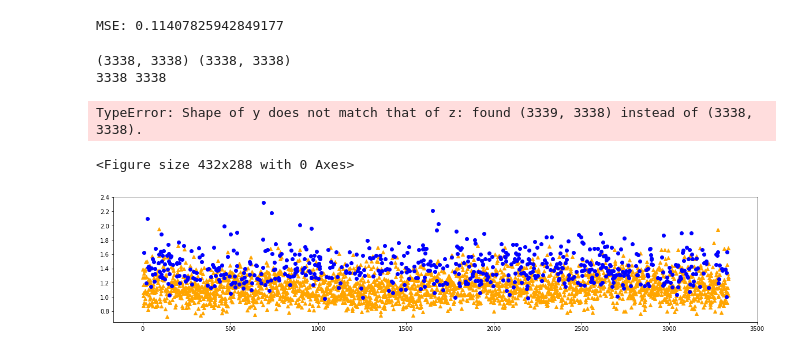
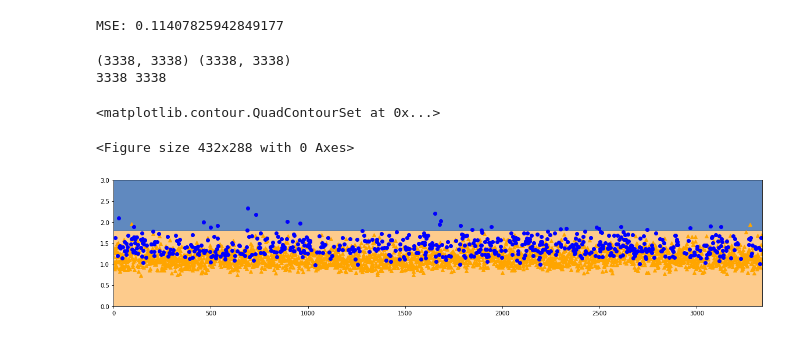
Before and after one commit to AlonsoDiCandia14/Teoria_Informacion, a Jupyter notebook: MP02/MP02.ipynb, the cells around one changed output. Drawn from its saved outputs; the diff is of its cells as text; code cells hidden in the pictures.

```diff
--- a/MP02/MP02.ipynb
+++ b/MP02/MP02.ipynb
@@ -118,32 +118,33 @@ MSE: 0.11407825942849177
 # %%
 #h = (1.5/3338)  # step size in the mesh
 
 count_binary = collections.Counter(new_table['Binary_Class'])
-border_decition = count_binary[1]/len(new_table['Binary_Class'])
+border_decition = np.round(count_binary[1]/len(new_table['Binary_Class']),decimals=3)
 
-h1 = (1+border_decition)/3338
+h1 = (1+border_decition)/3337.5
 h2 = (3-(1+border_decition))/3338
 
 xx, yy_first = np.meshgrid(np.arange(0,3338, 1),np.arange(0, (1+border_decition), h1))
 xx, yy_second = np.meshgrid(np.arange(0,3338, 1),np.arange((1+border_decition), 3, h2))
 
-print(xx.shape,yy.shape)
+
+print(xx.shape,yy_first.shape)
 y_predic_first = [np.ones(3338) for i in range(3338)]
 y_predic_second = [np.ones(3338)*2 for i in range(3338)]
 print(len(y_predic_first),len(y_predic_second))
 #print(y_predic_binario[0])
 
 pl.clf()
 pl.figure(figsize =(20,4))
 #pl.plot(plane[0],plane[1],"k--")
 pl.plot(x_label[0][new_table['Binary_Class'] == 1],Y_result1[0][new_table['Binary_Class'] == 1],'^',color='orange',label='ML')
 pl.plot(x_label[1][new_table['Binary_Class'] == 2],Y_result1[1][new_table['Binary_Class'] == 2],'bo',label='ML')
 pl.contourf(xx,yy_first,y_predic_first,cmap=pl.cm.Paired, alpha=0.8)
 pl.contourf(xx,yy_second,y_predic_second,cmap=pl.cm.Accent, alpha=0.8)
 #pl.axis([0,8,0,3])
 # %% [output]
 (3338, 3338) (3338, 3338)
 3338 3338
-TypeError: Shape of y does not match that of z: found (3339, 3338) instead of (3338, 3338).
+<matplotlib.contour.QuadContourSet at 0x...>
 <Figure size 432x288 with 0 Axes>
-[figure, old version]
+[figure, new version]
```
